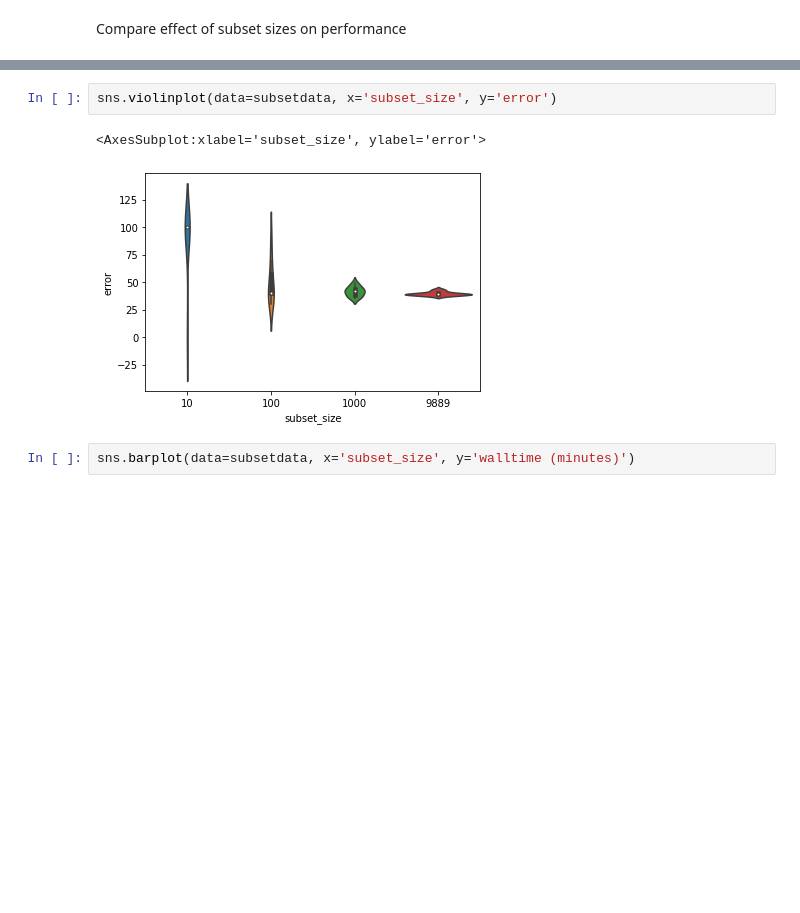
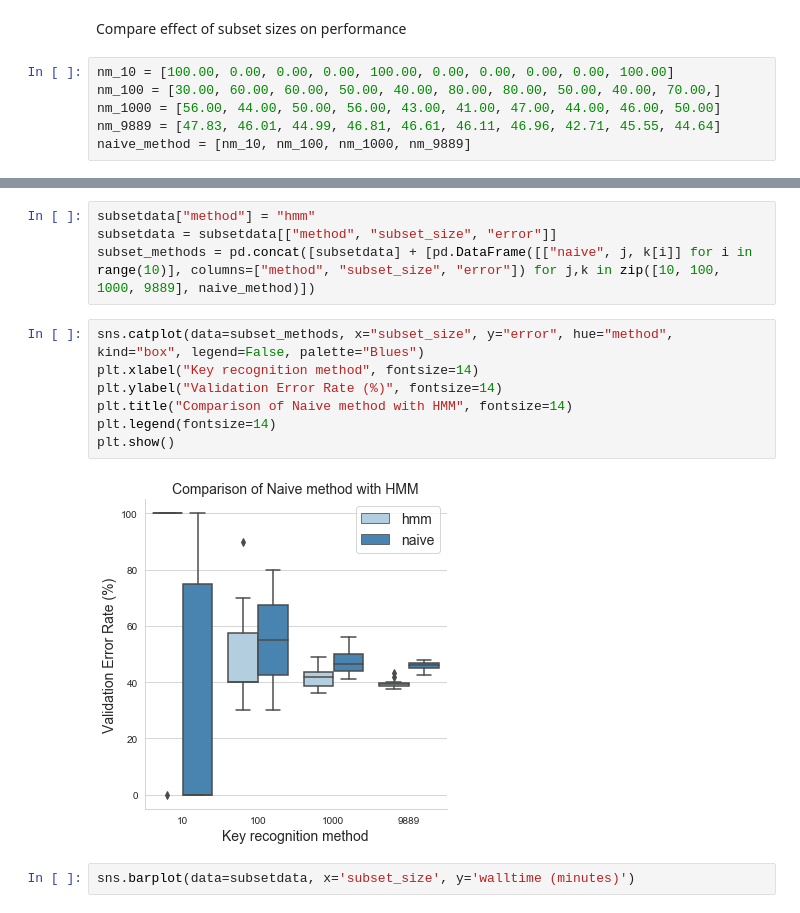
Before and after one commit to dunnkers/music-key-classification, a Jupyter notebook: src/peregrine_results.ipynb, the cells around one changed output, grey strips where cells are left out. Drawn from its saved outputs; the diff is of its cells as text; blank space fills up the shorter version.

```diff
--- a/src/peregrine_results.ipynb
+++ b/src/peregrine_results.ipynb
@@ -67,3 +74,9 @@ plt.show()
 # %% [markdown]
 Compare effect of subset sizes on performance
+# %%
+nm_10 = [100.00, 0.00, 0.00, 0.00, 100.00, 0.00, 0.00, 0.00, 0.00, 100.00]
+nm_100 = [30.00, 60.00, 60.00, 50.00, 40.00, 80.00, 80.00, 50.00, 40.00, 70.00,]
+nm_1000 = [56.00, 44.00, 50.00, 56.00, 43.00, 41.00, 47.00, 44.00, 46.00, 50.00]
+nm_9889 = [47.83, 46.01, 44.99, 46.81, 46.61, 46.11, 46.96, 42.71, 45.55, 44.64]
+naive_method = [nm_10, nm_100, nm_1000, nm_9889]
 # %%
@@ -87,8 +109,16 @@ subsetdata.head()
-# %%
-sns.violinplot(data=subsetdata, x='subset_size', y='error')
-# %% [output]
-<AxesSubplot:xlabel='subset_size', ylabel='error'>
-[figure, removed]
+# %%
+subsetdata["method"] = "hmm"
+subsetdata = subsetdata[["method", "subset_size", "error"]]
+subset_methods = pd.concat([subsetdata] + [pd.DataFrame([["naive", j, k[i]] for i in range(10)], columns=["method", "subset_size", "error"]) for j,k in zip([10, 100, 1000, 9889], naive_method)])
+# %%
+sns.catplot(data=subset_methods, x="subset_size", y="error", hue="method", kind="box", legend=False, palette="Blues")
+plt.xlabel("Key recognition method", fontsize=14)
+plt.ylabel("Validation Error Rate (%)", fontsize=14)
+plt.title("Comparison of Naive method with HMM", fontsize=14)
+plt.legend(fontsize=14)
+plt.show()
+# %% [output]
+[figure, added]
 # %%
 sns.barplot(data=subsetdata, x='subset_size', y='walltime (minutes)')
 # %% [output]
```
Also changed, not shown: parts of 7 cells of this notebook.
